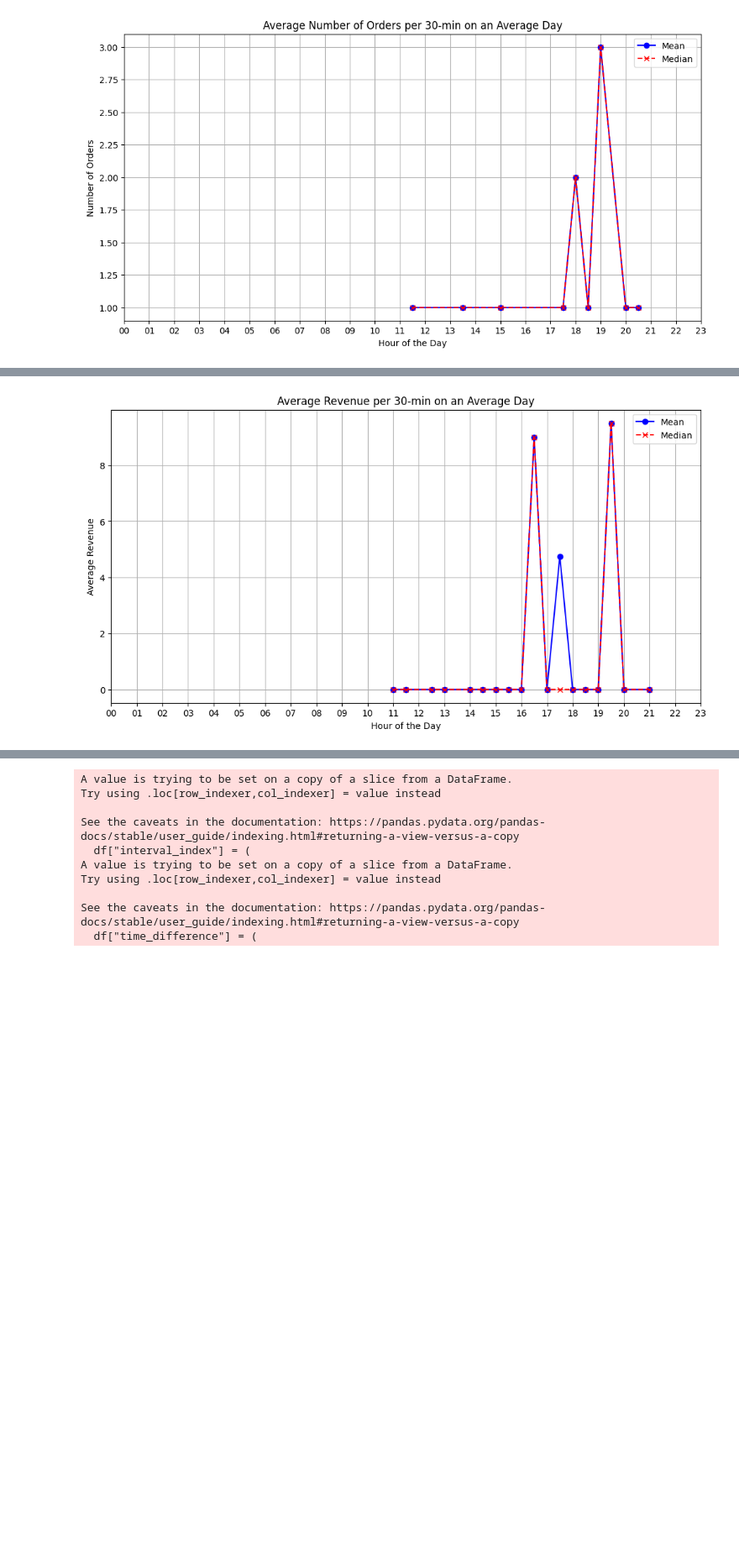
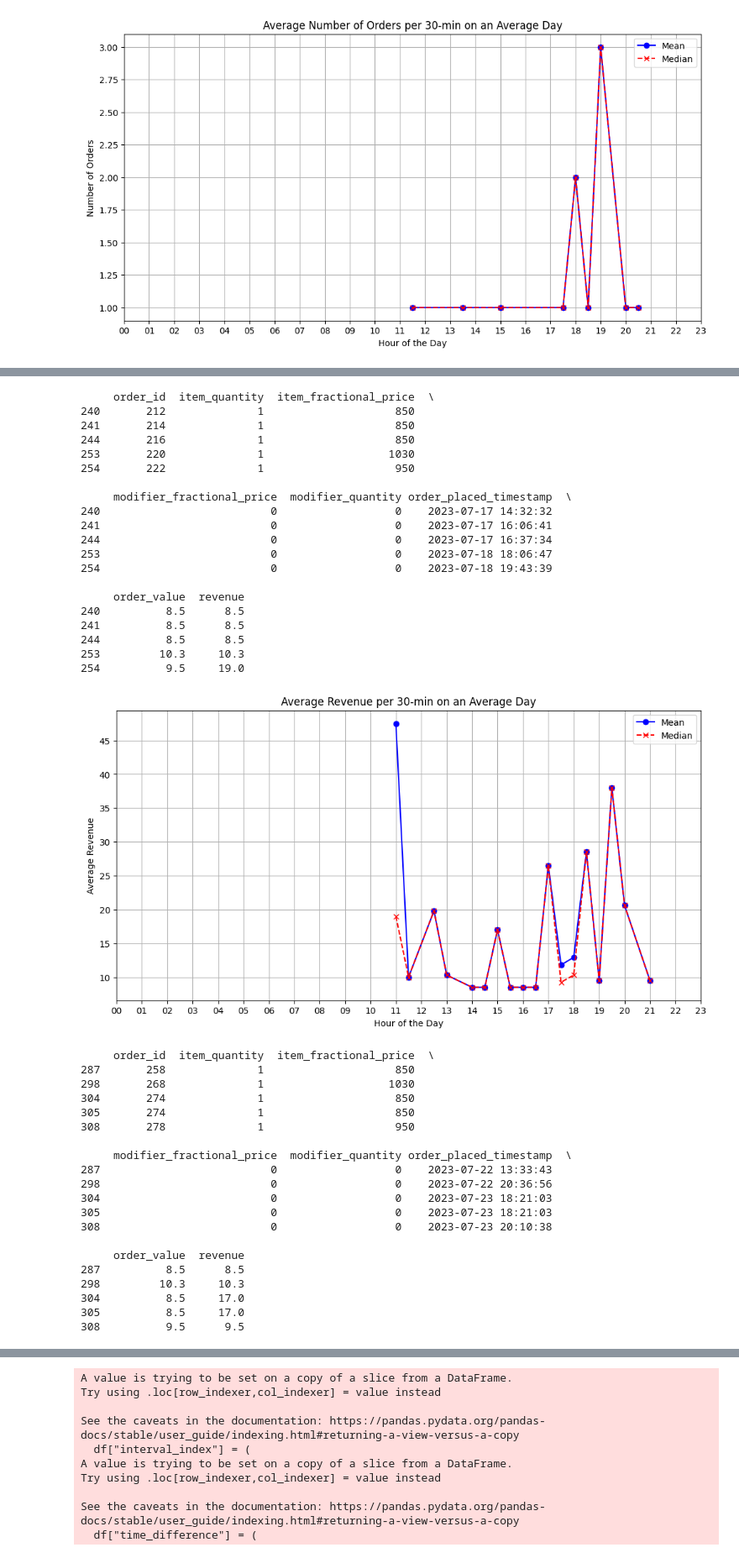
Before and after one commit to Sree5835/dynamic_pricing, a Jupyter notebook: src/dynamic_pricing/analysis/explore_demand_supply.ipynb, the cells around one changed output, grey strips where cells are left out. Shown at 84% size. Saved outputs shown, nothing was run; the diff lists cells and outputs as text; code cells hidden in the pictures; blank space fills up the shorter version.

```diff
--- a/src/dynamic_pricing/analysis/explore_demand_supply.ipynb
+++ b/src/dynamic_pricing/analysis/explore_demand_supply.ipynb
@@ -200,13 +200,14 @@ def plot_average_revenue_per_interval(df, interval):
         ]
     ].copy()
     df.fillna(0, inplace=True)
-
     df["order_value"] = (
         (df["item_fractional_price"] * df["item_quantity"])
         + (df["modifier_fractional_price"] * df["modifier_quantity"])
     ) / 100
-    df["revenue"] = df.groupby("order_id")["order_value"].sum()
-
+    # print(df.groupby("order_id").head())
+    df["revenue"] = df.groupby("order_id")["order_value"].transform("sum")
+    # print(df["revenue"])
+    print(df.head())
     # Create a new column for the interval index
     df["interval_index"] = (
         df[order_timestamp].dt.hour * 60 + df[order_timestamp].dt.minute
@@ -267 +294,41 @@ plot_average_revenue_per_interval(post_dp_df_weekends, interval)
+     order_id  item_quantity  item_fractional_price  \
+240       212              1                    850
+241       214              1                    850
+244       216              1                    850
+253       220              1                   1030
+254       222              1                    950
+
+     modifier_fractional_price  modifier_quantity order_placed_timestamp  \
+240                          0                  0    2023-07-17 14:32:32
+241                          0                  0    2023-07-17 16:06:41
+244                          0                  0    2023-07-17 16:37:34
+253                          0                  0    2023-07-18 18:06:47
+254                          0                  0    2023-07-18 19:43:39
+
+     order_value  revenue
+240          8.5      8.5
+241          8.5      8.5
+244          8.5      8.5
+253         10.3     10.3
+254          9.5     19.0
-[figure, old version]
+[figure, new version]
+     order_id  item_quantity  item_fractional_price  \
+287       258              1                    850
+298       268              1                   1030
+304       274              1                    850
+305       274              1                    850
+308       278              1                    950
+
+     modifier_fractional_price  modifier_quantity order_placed_timestamp  \
+287                          0                  0    2023-07-22 13:33:43
+298                          0                  0    2023-07-22 20:36:56
+304                          0                  0    2023-07-23 18:21:03
+305                          0                  0    2023-07-23 18:21:03
+308                          0                  0    2023-07-23 20:10:38
+
+     order_value  revenue
+287          8.5      8.5
+298         10.3     10.3
+304          8.5     17.0
+305          8.5     17.0
+308          9.5      9.5
```
Also changed, not shown: parts of 3 cells of this notebook.
